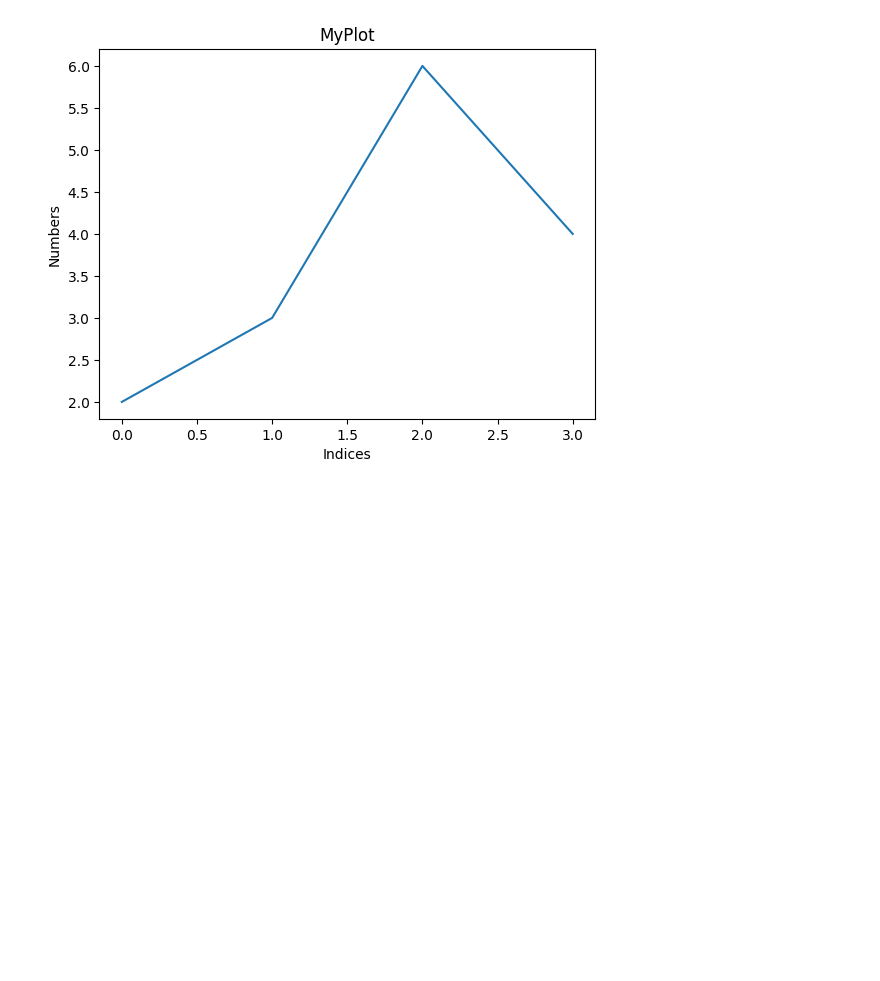
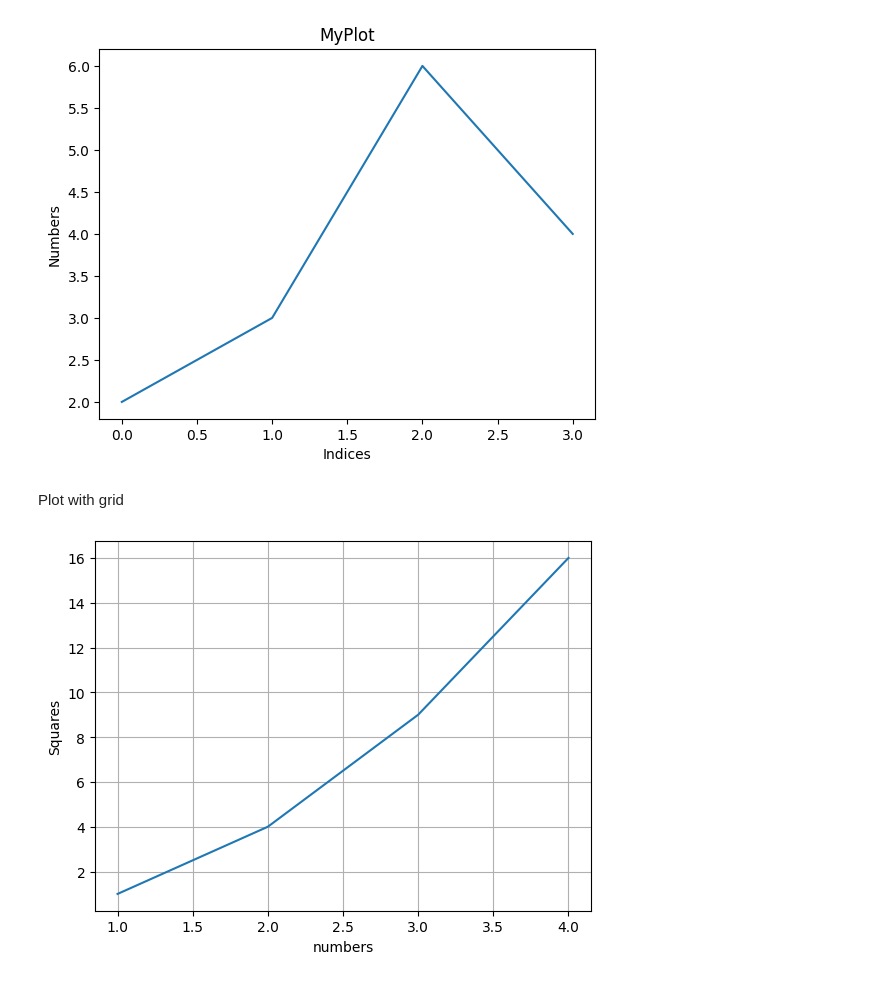
Before and after one commit to thisispawann/data-science-fundamentals, a Jupyter notebook: matplotlib/pyplot.ipynb, the cells around one changed output. Cells and saved outputs as stored; diff of their text form; code cells hidden in the pictures; blank space fills up the shorter version.

Commit message:
grid plot

```diff
--- a/matplotlib/pyplot.ipynb
+++ b/matplotlib/pyplot.ipynb
@@ -13,3 +13,14 @@ plt.title('MyPlot')
 plt.show()
 # %% [output]
 [figure]
+# %% [markdown]
+Plot with grid
+# %%
+plt.plot([1,2,3,4],[1,4,9,16]) # x-axis and y-axis
+plt.ylabel('Squares')
+plt.xlabel('numbers')
+plt.grid()
+
+plt.show()
+# %% [output]
+[figure, added]
```
Also changed, not shown: parts of 3 cells of this notebook.
